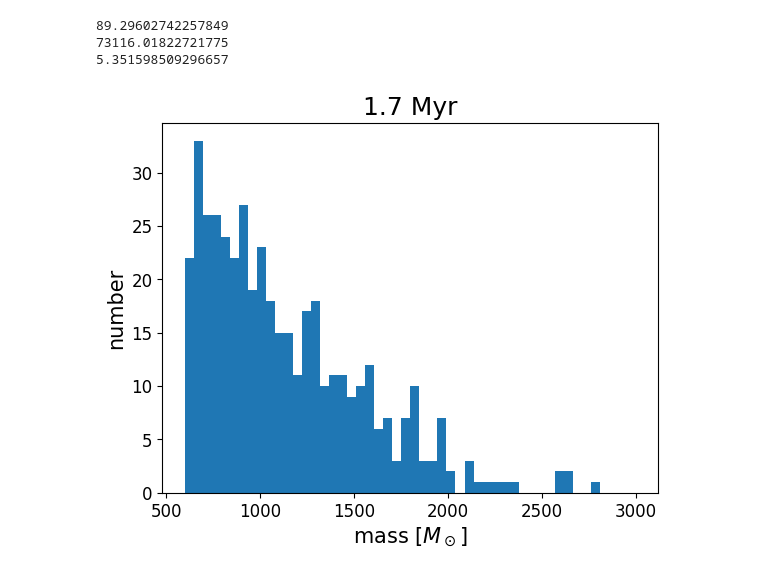
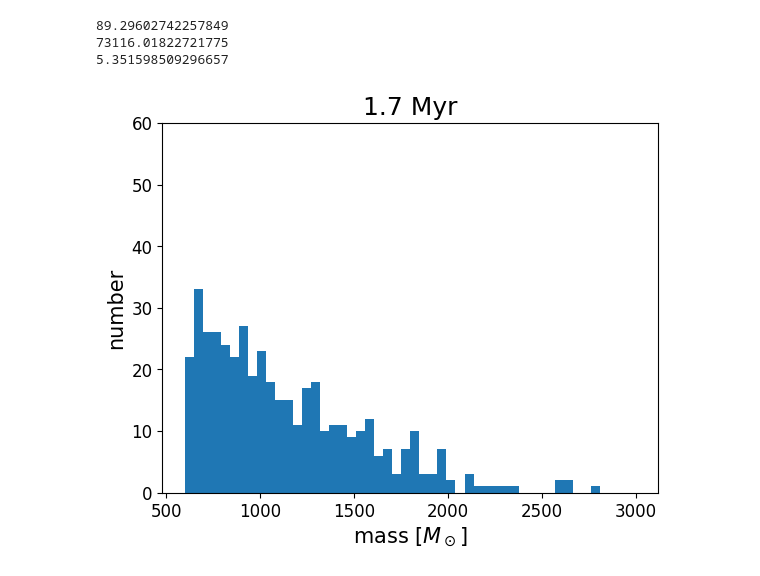
Before and after one commit to kotora260/StarGen, a Jupyter notebook: dendro2D_2200.ipynb, the cells around one changed output. Saved outputs shown, nothing was run; the diff lists cells and outputs as text; code cells hidden in the pictures.

```diff
--- a/dendro2D_2200.ipynb
+++ b/dendro2D_2200.ipynb
@@ -586,17 +586,18 @@ print(inner_vir_ave)
 # %%
 trunk_index = 1
 
 trunk_structure = dendro_2200[trunk_index]
 trunk_mask = trunk_structure.get_mask()
 
 trunk_intensities = int_map_2200[trunk_mask] / 0.65
 
 plt.figure()
 plt.hist(trunk_intensities.flatten(), range=(600, 3000), bins=50)
+plt.ylim(0, 60)
 plt.title('1.7 Myr')
 plt.xlabel('mass [$M_\odot$]')
 plt.ylabel('number')
 plt.tick_params(labelsize=12)
 plt.savefig('trunk_int_2200', bbox_inches='tight')
 # %% [output]
-[figure, old version]
+[figure, new version]
```
Also changed, not shown: 7 other files.
